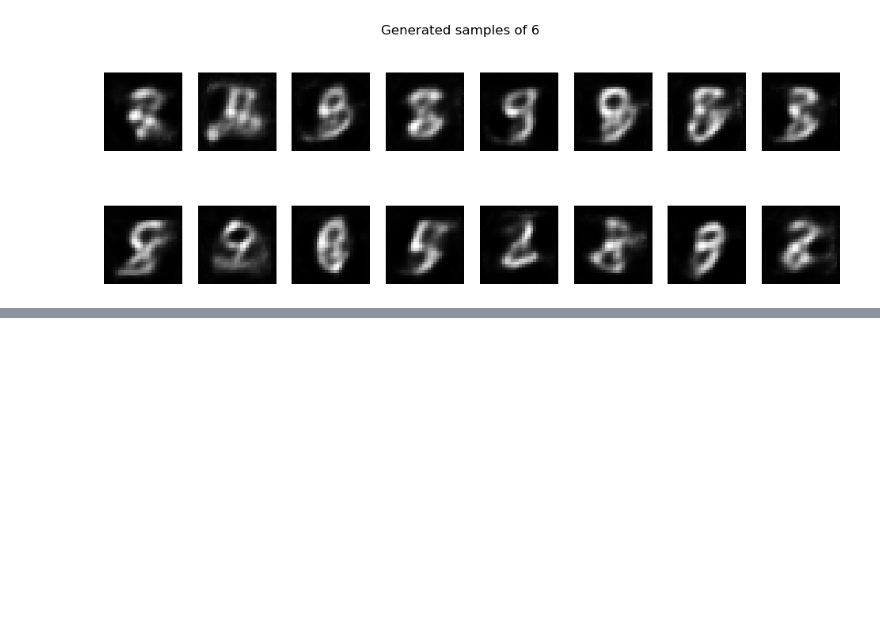
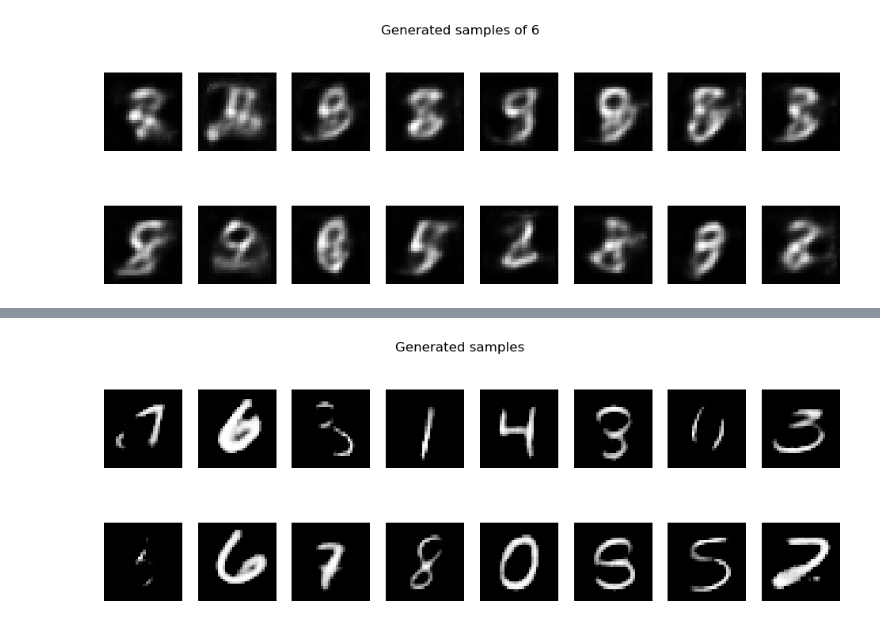
Before and after one commit to pyrysj/diffusion-models-project, a Jupyter notebook: VAE-notebook.ipynb, the cells around one changed output, grey strips where cells are left out. Cells and saved outputs as stored; diff of their text form; code cells hidden in the pictures; blank space fills up the shorter version.

Commit message:
Slightly improved model, working on training

```diff
--- a/VAE-notebook.ipynb
+++ b/VAE-notebook.ipynb
@@ -271,0 +425,19 @@ Looking at the PCA and the above plots makes me personally feel the model is sli
+# %%
+model.eval()
+
+with torch.no_grad():
+    z = torch.randn((16,20)).to(device)
+
+    generated = model.decoder(z).cpu()
+    generated = generated.view(-1,1,32,32)
+
+# plot generated samples
+fig, axes = plt.subplots(2,8,figsize=(12,4))
+for i, ax in enumerate(axes.flat):
+    ax.imshow(generated[i][0], cmap='gray')
+    ax.axis('off')
+
+plt.suptitle("Generated samples")
+plt.show()
+# %% [output]
+[figure, added]
```
Also changed, not shown: parts of 13 cells of this notebook.
